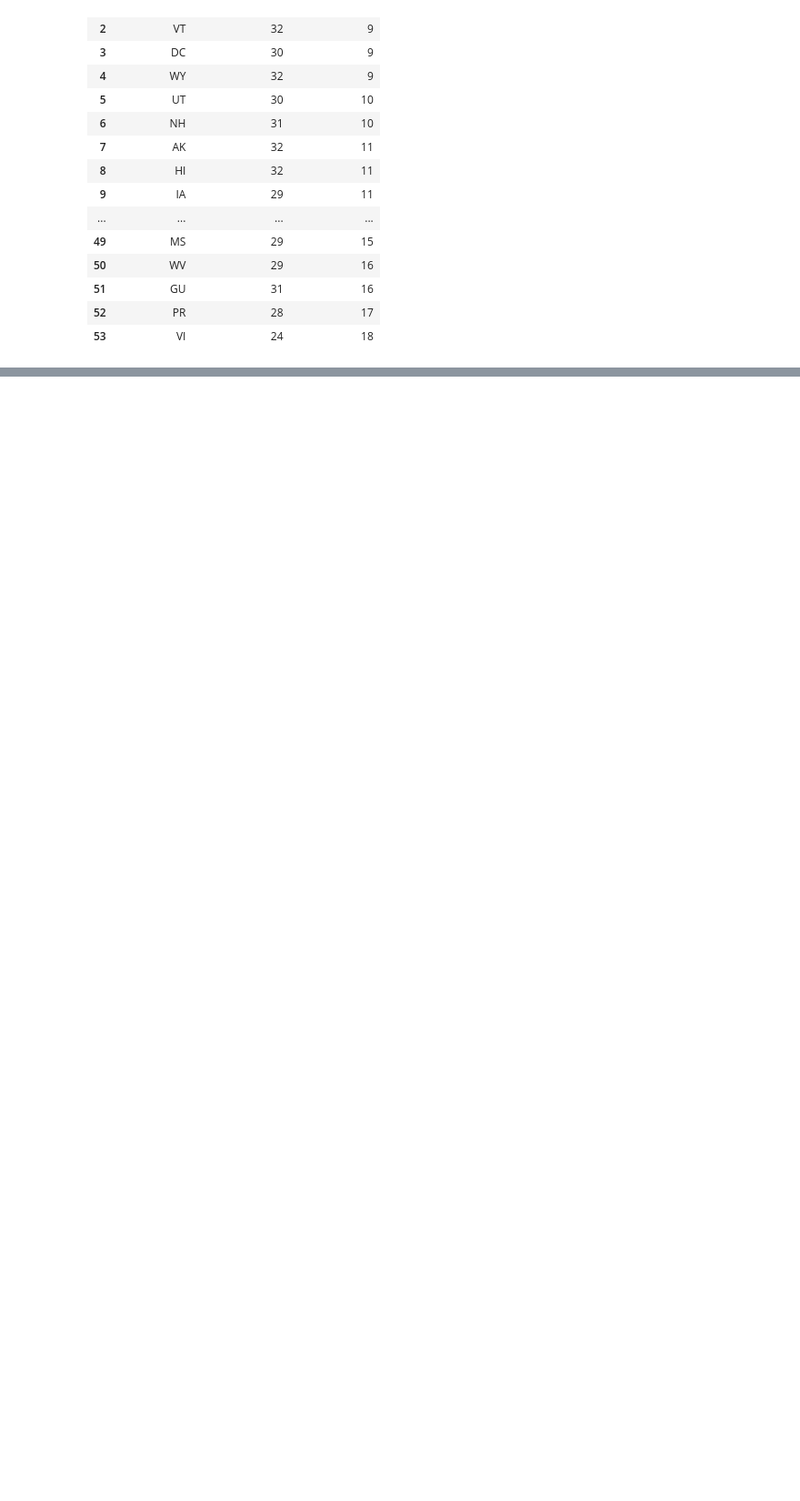
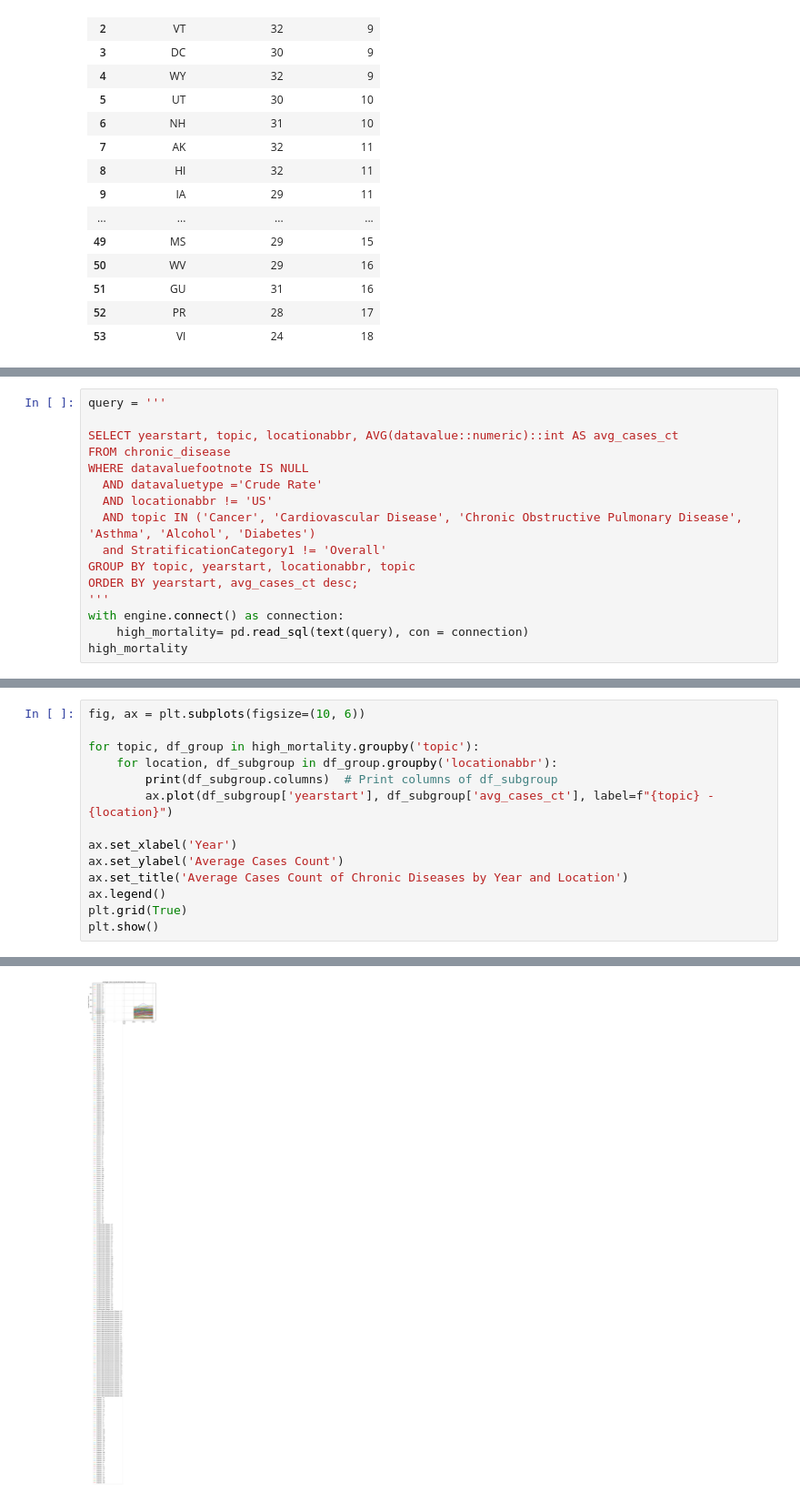
Before and after one commit to Khush0395/capstone_ptl, a Jupyter notebook: script/cd_pgpython.ipynb, the cells around one changed output, grey strips where cells are left out. Shown at 91% size. Drawn from its saved outputs; the diff is of its cells as text; blank space fills up the shorter version.

```diff
--- a/script/cd_pgpython.ipynb
+++ b/script/cd_pgpython.ipynb
@@ -900,0 +904,16 @@ sns.scatterplot(data=py_db, x="phy_avg_prev_ct", y="ch_avg_prev_ct",hue = 'locat
+# %%
+query = '''
+
+SELECT yearstart, topic, locationabbr, AVG(datavalue::numeric)::int AS avg_cases_ct
+FROM chronic_disease
+WHERE datavaluefootnote IS NULL
+  AND datavaluetype ='Crude Rate'
+  AND locationabbr != 'US'
+  AND topic IN ('Cancer', 'Cardiovascular Disease', 'Chronic Obstructive Pulmonary Disease', 'Asthma', 'Alcohol', 'Diabetes')
+  and StratificationCategory1 != 'Overall'
+GROUP BY topic, yearstart, locationabbr, topic
+ORDER BY yearstart, avg_cases_ct desc;
+'''
+with engine.connect() as connection:
+    high_mortality= pd.read_sql(text(query), con = connection)
+high_mortality
@@ -900,0 +948,15 @@ sns.scatterplot(data=py_db, x="phy_avg_prev_ct", y="ch_avg_prev_ct",hue = 'locat
+# %%
+fig, ax = plt.subplots(figsize=(10, 6))
+
+for topic, df_group in high_mortality.groupby('topic'):
+    for location, df_subgroup in df_group.groupby('locationabbr'):
+        print(df_subgroup.columns)  # Print columns of df_subgroup
+        ax.plot(df_subgroup['yearstart'], df_subgroup['avg_cases_ct'], label=f"{topic} - {location}")
+
+ax.set_xlabel('Year')
+ax.set_ylabel('Average Cases Count')
+ax.set_title('Average Cases Count of Chronic Diseases by Year and Location')
+ax.legend()
+plt.grid(True)
+plt.show()
+# %% [output]
@@ -900,0 +980 @@ sns.scatterplot(data=py_db, x="phy_avg_prev_ct", y="ch_avg_prev_ct",hue = 'locat
+[figure, added]
```
Also changed, not shown: parts of 22 cells of this notebook.
